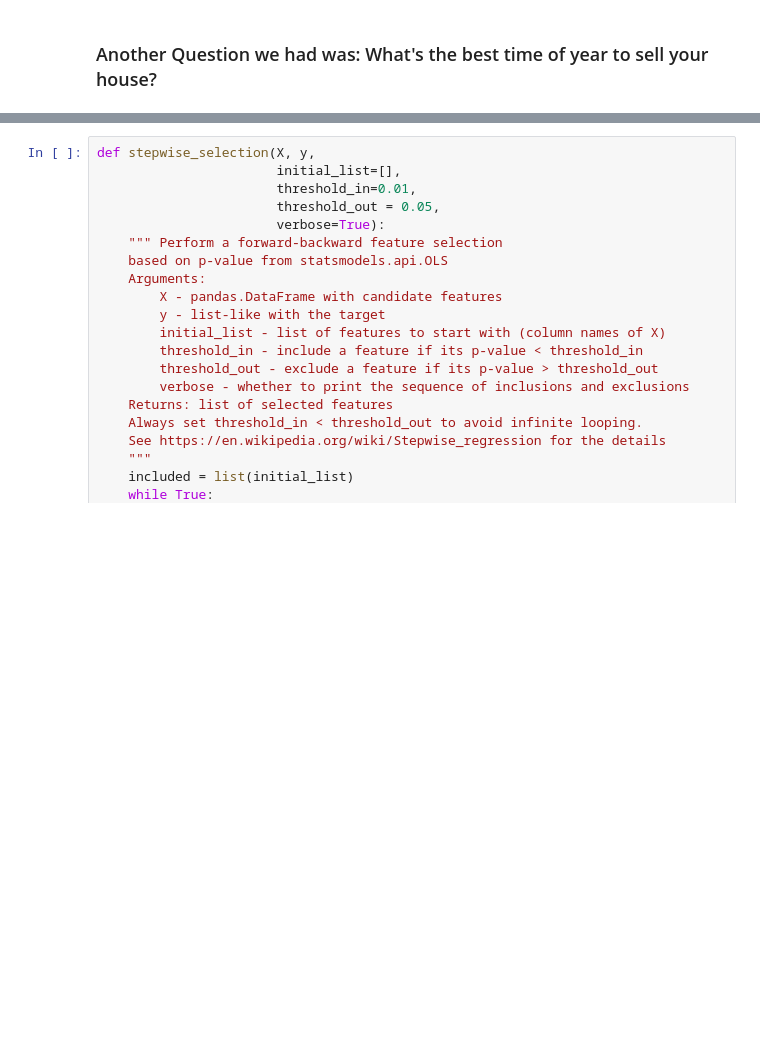
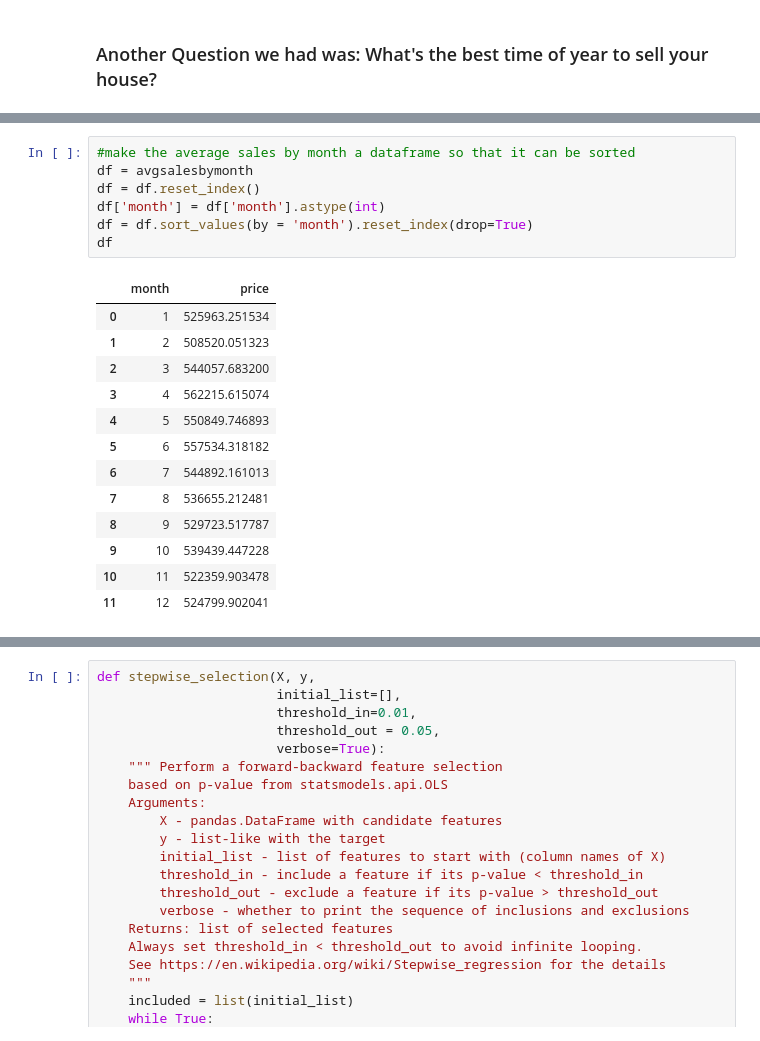
Before and after one commit to kemepley/Project_1, a Jupyter notebook: Project Results .ipynb, the cells around one changed output, grey strips where cells are left out. Drawn from its saved outputs; the diff is of its cells as text; blank space fills up the shorter version.

```diff
--- a/Project Results .ipynb
+++ b/Project Results .ipynb
@@ -140,0 +239,21 @@ ax1.set_xticklabels(ax1.get_xticklabels(),rotation=45)
+# %%
+#make the average sales by month a dataframe so that it can be sorted
+df = avgsalesbymonth
+df = df.reset_index()
+df['month'] = df['month'].astype(int)
+df = df.sort_values(by = 'month').reset_index(drop=True)
+df
+# %% [output]
+|  | month | price |
+| 0 | 1 | 525963.251534 |
+| 1 | 2 | 508520.051323 |
+| 2 | 3 | 544057.683200 |
+| 3 | 4 | 562215.615074 |
+| 4 | 5 | 550849.746893 |
+| 5 | 6 | 557534.318182 |
+| 6 | 7 | 544892.161013 |
+| 7 | 8 | 536655.212481 |
+| 8 | 9 | 529723.517787 |
+| 9 | 10 | 539439.447228 |
+| 10 | 11 | 522359.903478 |
+| 11 | 12 | 524799.902041 |
```
Also changed, not shown: parts of 22 cells of this notebook.
